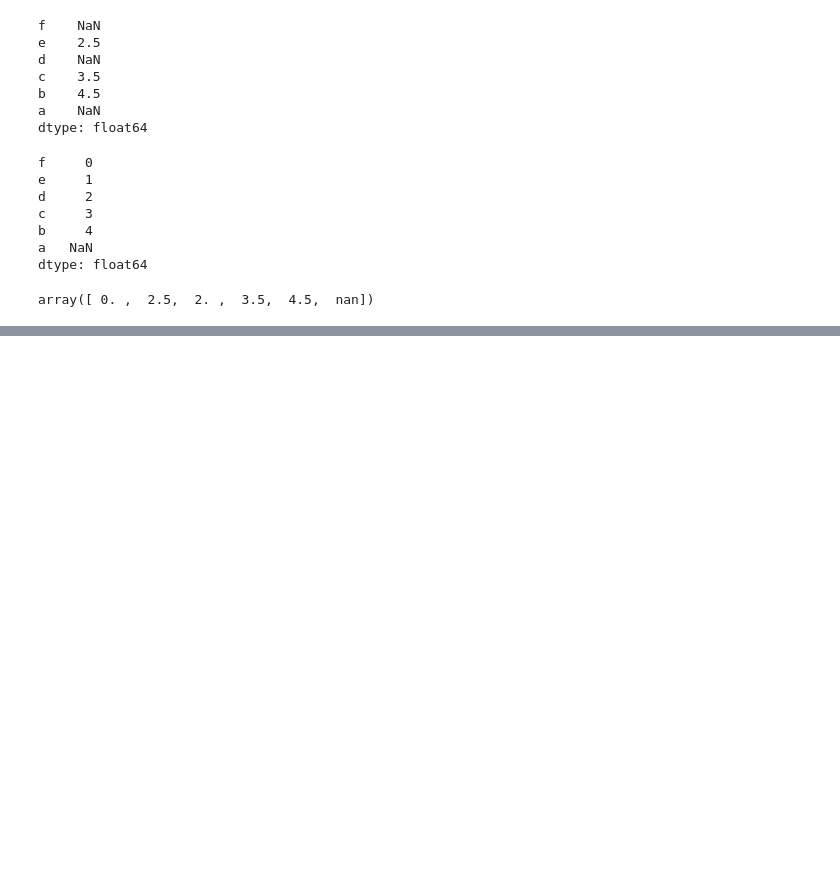
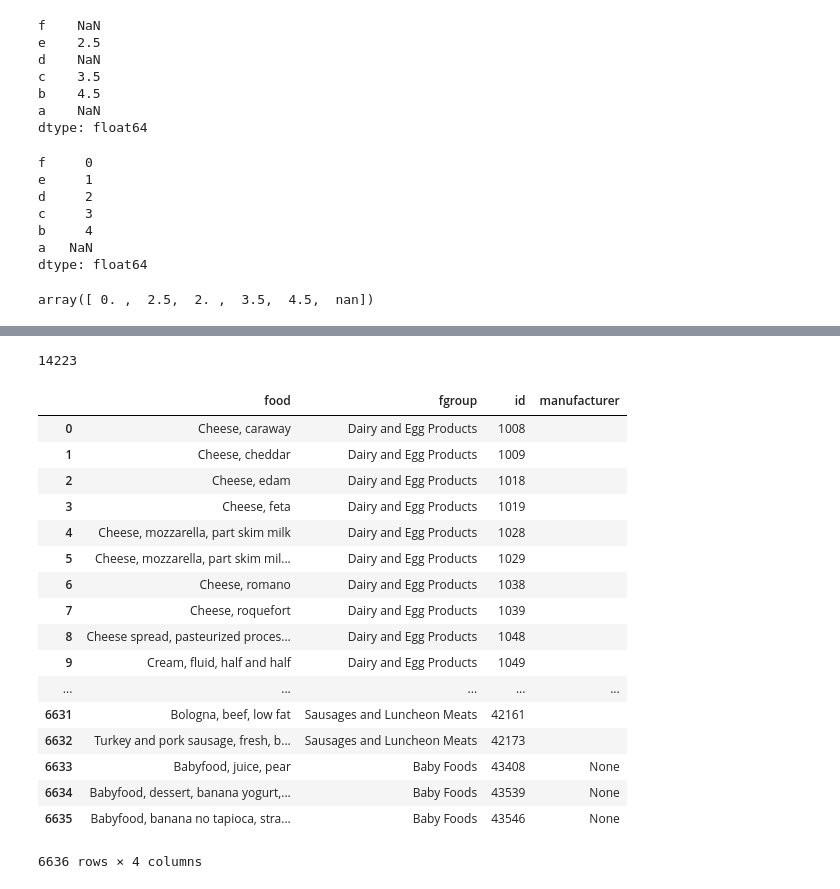
Before and after one commit to t-redactyl/Python-for-data-analysis, a Jupyter notebook: pfda_chapter_7.ipynb, the cells around one changed output, grey strips where cells are left out. Cells and saved outputs as stored; diff of their text form; code cells hidden in the pictures; blank space fills up the shorter version.

```diff
--- a/pfda_chapter_7.ipynb
+++ b/pfda_chapter_7.ipynb
@@ -8,3 +1,18 @@ import matplotlib.pyplot as plt
+# %%
+from __future__ import division
+from numpy.random import randn
+import numpy as np
+import os
+import matplotlib.pyplot as plt
+np.random.seed(12345)
+plt.rc('figure', figsize=(10, 6))
+from pandas import Series, DataFrame
+import pandas
+import pandas as pd
+np.set_printoptions(precision=4, threshold=500)
+pd.options.display.max_rows = 100
+
+%matplotlib inline
 # %%
 # Database-style DataFrame Merges
 df1 = DataFrame({'key': ['b', 'b', 'a', 'c', 'a', 'a', 'b'],
@@ -477,0 +1347,5 @@ array([ 0. ,  2.5,  2. ,  3.5,  4.5,  nan])
+# %%
+# Example: USDA food database
+import json
+db = json.load(open('ch07/foods-2011-10-03.json'))
+len(db)
@@ -477,0 +1383,3 @@ array([ 0. ,  2.5,  2. ,  3.5,  4.5,  nan])
+# %%
+info_keys = ['description', 'group', 'id', 'manufacturer']
+info = DataFrame(db, columns = info_keys)
@@ -477,0 +1432,4 @@ array([ 0. ,  2.5,  2. ,  3.5,  4.5,  nan])
+# %%
+nutrients.duplicated().sum()
+# %% [output]
+14223
@@ -477,0 +1438,24 @@ array([ 0. ,  2.5,  2. ,  3.5,  4.5,  nan])
+# %%
+col_mapping = {'description': 'food',
+               'group': 'fgroup'}
+info = info.rename(columns = col_mapping, copy = False)
+info
+# %% [output]
+|  | food | fgroup | id | manufacturer |
+| 0 | Cheese, caraway | Dairy and Egg Products | 1008 |  |
+| 1 | Cheese, cheddar | Dairy and Egg Products | 1009 |  |
+| 2 | Cheese, edam | Dairy and Egg Products | 1018 |  |
+| 3 | Cheese, feta | Dairy and Egg Products | 1019 |  |
+| 4 | Cheese, mozzarella, part skim milk | Dairy and Egg Products | 1028 |  |
+| 5 | Cheese, mozzarella, part skim mil... | Dairy and Egg Products | 1029 |  |
+| 6 | Cheese, romano | Dairy and Egg Products | 1038 |  |
+| 7 | Cheese, roquefort | Dairy and Egg Products | 1039 |  |
+| 8 | Cheese spread, pasteurized proces... | Dairy and Egg Products | 1048 |  |
+| 9 | Cream, fluid, half and half | Dairy and Egg Products | 1049 |  |
+| ... | ... | ... | ... | ... |
+| 6631 | Bologna, beef, low fat | Sausages and Luncheon Meats | 42161 |  |
+| 6632 | Turkey and pork sausage, fresh, b... | Sausages and Luncheon Meats | 42173 |  |
+| 6633 | Babyfood, juice, pear | Baby Foods | 43408 | None |
+| 6634 | Babyfood, dessert, banana yogurt,... | Baby Foods | 43539 | None |
+| 6635 | Babyfood, banana no tapioca, stra... | Baby Foods | 43546 | None |
+6636 rows × 4 columns
```
Also changed, not shown: parts of 134 cells of this notebook.
